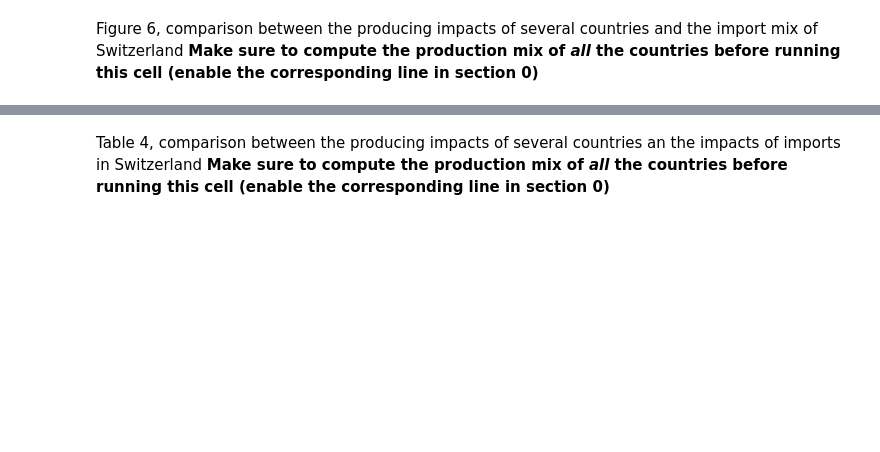
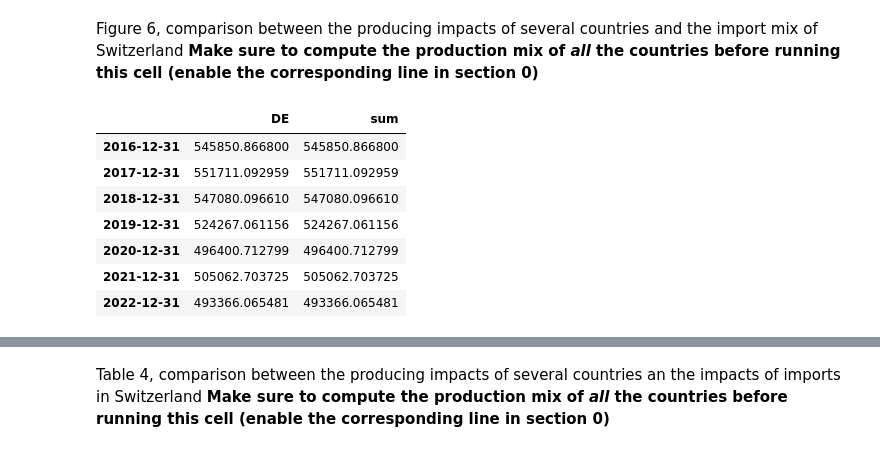
Before and after one commit to LESBAT-HEIG-VD/EcoDynElec, a Jupyter notebook: examples/swiss_mix_analysis.ipynb, the cells around one changed output, grey strips where cells are left out. Drawn from its saved outputs; the diff is of its cells as text; code cells hidden in the pictures; blank space fills up the shorter version.

```diff
--- a/examples/swiss_mix_analysis.ipynb
+++ b/examples/swiss_mix_analysis.ipynb
@@ -392,6 +378,17 @@ ax.set_ylabel('Hourly average of GHG emissions (gCO2eq/kWh)');
 # %% [markdown]
 Figure 6, comparison between the producing impacts of several countries and the import mix of Switzerland
 **Make sure to compute the production mix of *all* the countries before running this cell (enable the corresponding line in section 0)**
+# %%
+raw_productions_by_src[c]['df'].resample('Y').sum().applymap(lambda x: x / 1000)
+# %% [output]
+|  | DE | sum |
+| 2016-12-31 | 545850.866800 | 545850.866800 |
+| 2017-12-31 | 551711.092959 | 551711.092959 |
+| 2018-12-31 | 547080.096610 | 547080.096610 |
+| 2019-12-31 | 524267.061156 | 524267.061156 |
+| 2020-12-31 | 496400.712799 | 496400.712799 |
+| 2021-12-31 | 505062.703725 | 505062.703725 |
+| 2022-12-31 | 493366.065481 | 493366.065481 |
 # %%
 fig, ax = plt.subplots(figsize=(12, 8))
 x = np.linspace(0, 1, 100)
```
Also changed, not shown: parts of 35 cells of this notebook, 1 other file.
